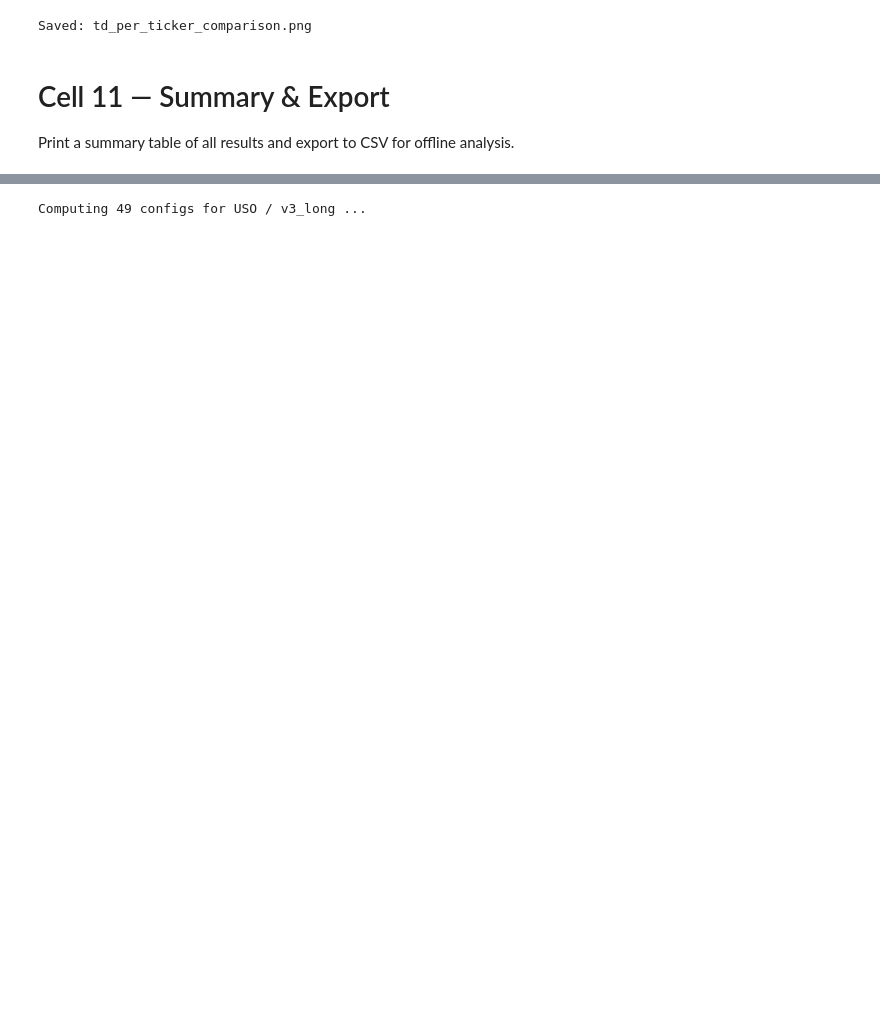
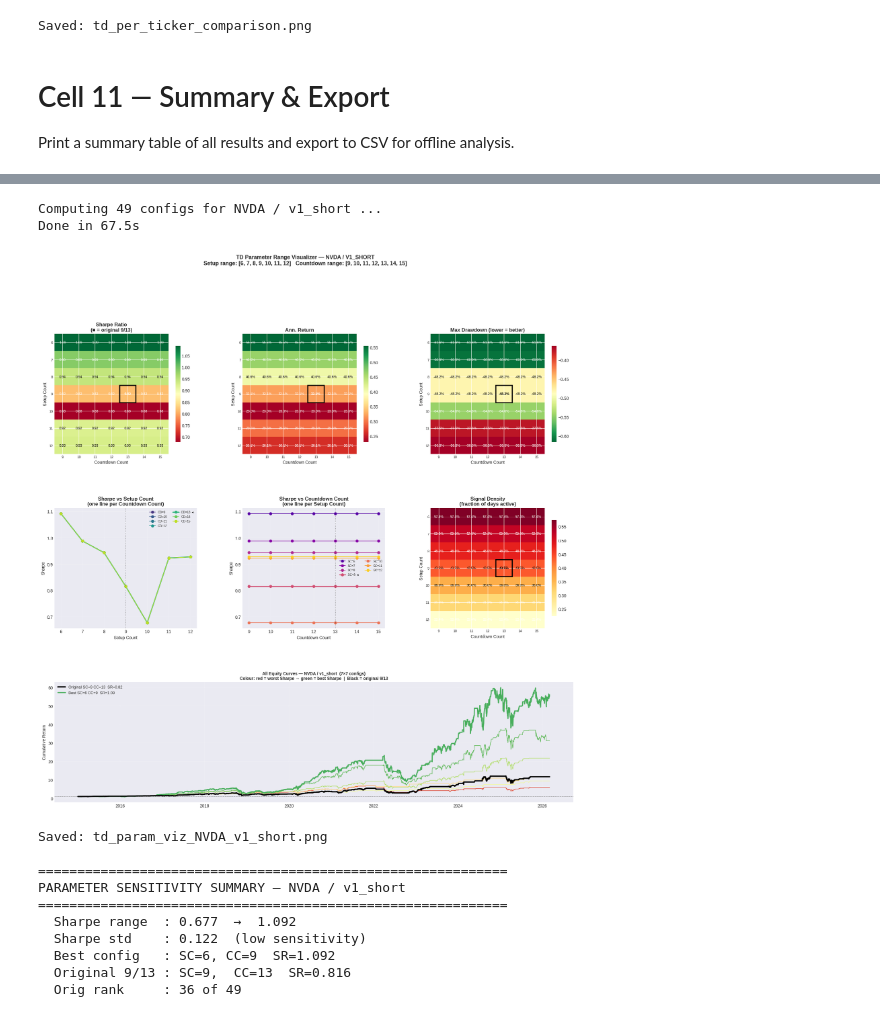
Before and after one commit to nikolas-joyce/Mulan_Claude, a Jupyter notebook: TD_CountLength_Sandbox.ipynb, the cells around one changed output, grey strips where cells are left out. Drawn from its saved outputs; the diff is of its cells as text; code cells hidden in the pictures; blank space fills up the shorter version.

```diff
--- a/TD_CountLength_Sandbox.ipynb
+++ b/TD_CountLength_Sandbox.ipynb
@@ -1149,8 +1149,8 @@ Variant: V1
 # ═══════════════════════════════════════════════════════════════
 
 # ── CONTROLS ───────────────────────────────────────────────────
-TICKER          = 'USO'         # Any ticker in TICKERS
-SIGNAL          = 'v3_long'     # 'v1_long', 'v1_short',
+TICKER          = 'NVDA'         # Any ticker in TICKERS
+SIGNAL          = 'v1_short'     # 'v1_long', 'v1_short',
                                 # 'v2_long', 'v2_short',
                                 # 'v3_long', 'v3_short'
 
@@ -1301,8 +1301,9 @@ for i, cc in enumerate(COUNTDOWN_RANGE):
     y   = [sharpes[(sc, cc)] for sc in SETUP_RANGE]
     lw  = 2.5 if cc == orig_cc else 1.2
     lbl = f'CD={cc}' + (' ◄' if cc == orig_cc else '')
-    ax4.plot(SETUP_RANGE, y, marker='o', linewidth=lw,
-             color=cmap_lines[i], label=lbl)
+    ax4.plot(
+            SETUP_RANGE, y, marker='o', linewidth=lw,
+            color=cmap_lines[i], label=lbl)
 ax4.axvline(orig_sc, color='black', linestyle=':', linewidth=1, alpha=0.5)
 ax4.set_xlabel('Setup Count'); ax4.set_ylabel('Sharpe')
 ax4.set_title('Sharpe vs Setup Count\n(one line per Countdown Count)',
@@ -1316,8 +1317,9 @@ for i, sc in enumerate(SETUP_RANGE):
     y   = [sharpes[(sc, cc)] for cc in COUNTDOWN_RANGE]
     lw  = 2.5 if sc == orig_sc else 1.2
     lbl = f'SC={sc}' + (' ◄' if sc == orig_sc else '')
-    ax5.plot(COUNTDOWN_RANGE, y, marker='o', linewidth=lw,
-             color=cmap_lines2[i], label=lbl)
+    ax5.plot(
+            COUNTDOWN_RANGE, y, marker='o', linewidth=lw,
+            color=cmap_lines2[i], label=lbl)
 ax5.axvline(orig_cc, color='black', linestyle=':', linewidth=1, alpha=0.5)
 ax5.set_xlabel('Countdown Count'); ax5.set_ylabel('Sharpe')
 ax5.set_title('Sharpe vs Countdown Count\n(one line per Setup Count)',
@@ -1373,6 +1375,10 @@ for i, (sc, cc) in enumerate(sorted_keys):
                  color=cmap_curves[i], linewidth=lw, alpha=0.6 if not is_best else 1.0,
                  zorder=zo, label=lbl)
 
+# Add buy and hold for the asset
+# buy_and_hold_cum = (1 + ret_ticker.fillna(0)).cumprod()
+# ax7.plot(buy_and_hold_cum.index, buy_and_hold_cum, color='purple', linestyle='-.', linewidth=1.5, label=f'{TICKER} Buy & Hold')
+
 ax7.axhline(1, color='grey', linestyle='--', linewidth=0.8)
 ax7.set_ylabel('Cumulative Return')
 ax7.set_title(
@@ -1386,31 +1392,43 @@ ax7.grid(True, alpha=0.25)
 
 fig.suptitle(
     f'TD Parameter Range Visualizer — {TICKER} / {SIGNAL.upper()}\n'
     f'Setup range: {SETUP_RANGE}   Countdown range: {COUNTDOWN_RANGE}',
     fontsize=13, fontweight='bold', y=1.01)
 
 fname = f'td_param_viz_{TICKER}_{SIGNAL}.png'
 plt.savefig(fname, dpi=150, bbox_inches='tight')
 plt.show()
 print(f"Saved: {fname}")
 
 # ── 4. Quick stats table ───────────────────────────────────────
 print(f"\n{'='*60}")
 print(f"PARAMETER SENSITIVITY SUMMARY — {TICKER} / {SIGNAL}")
 print(f"{'='*60}")
 sr_vals = [v for v in sharpes.values() if not np.isnan(v)]
 best_key = max(sharpes, key=lambda k: sharpes[k] if not np.isnan(sharpes[k]) else -99)
 orig_key = (orig_sc, orig_cc)
 
 print(f"  Sharpe range  : {min(sr_vals):.3f}  →  {max(sr_vals):.3f}")
 print(f"  Sharpe std    : {np.std(sr_vals):.3f}  "
       f"({'HIGH sensitivity' if np.std(sr_vals) > 0.2 else 'low sensitivity'})")
 print(f"  Best config   : SC={best_key[0]}, CC={best_key[1]}  "
       f"SR={sharpes[best_key]:.3f}")
 if orig_key in sharpes:
     print(f"  Original 9/13 : SC=9,  CC=13  SR={sharpes[orig_key]:.3f}")
     print(f"  Orig rank     : "
           f"{sorted(sr_vals, reverse=True).index(sharpes[orig_key]) + 1}"
           f" of {len(sr_vals)}")
 # %% [output]
-Computing 49 configs for USO / v3_long ...
+Computing 49 configs for NVDA / v1_short ...
+Done in 67.5s
+[figure, added]
+Saved: td_param_viz_NVDA_v1_short.png
+
+============================================================
+PARAMETER SENSITIVITY SUMMARY — NVDA / v1_short
+============================================================
+  Sharpe range  : 0.677  →  1.092
+  Sharpe std    : 0.122  (low sensitivity)
+  Best config   : SC=6, CC=9  SR=1.092
+  Original 9/13 : SC=9,  CC=13  SR=0.816
+  Orig rank     : 36 of 49
```
Also changed, not shown: parts of 8 cells of this notebook.
